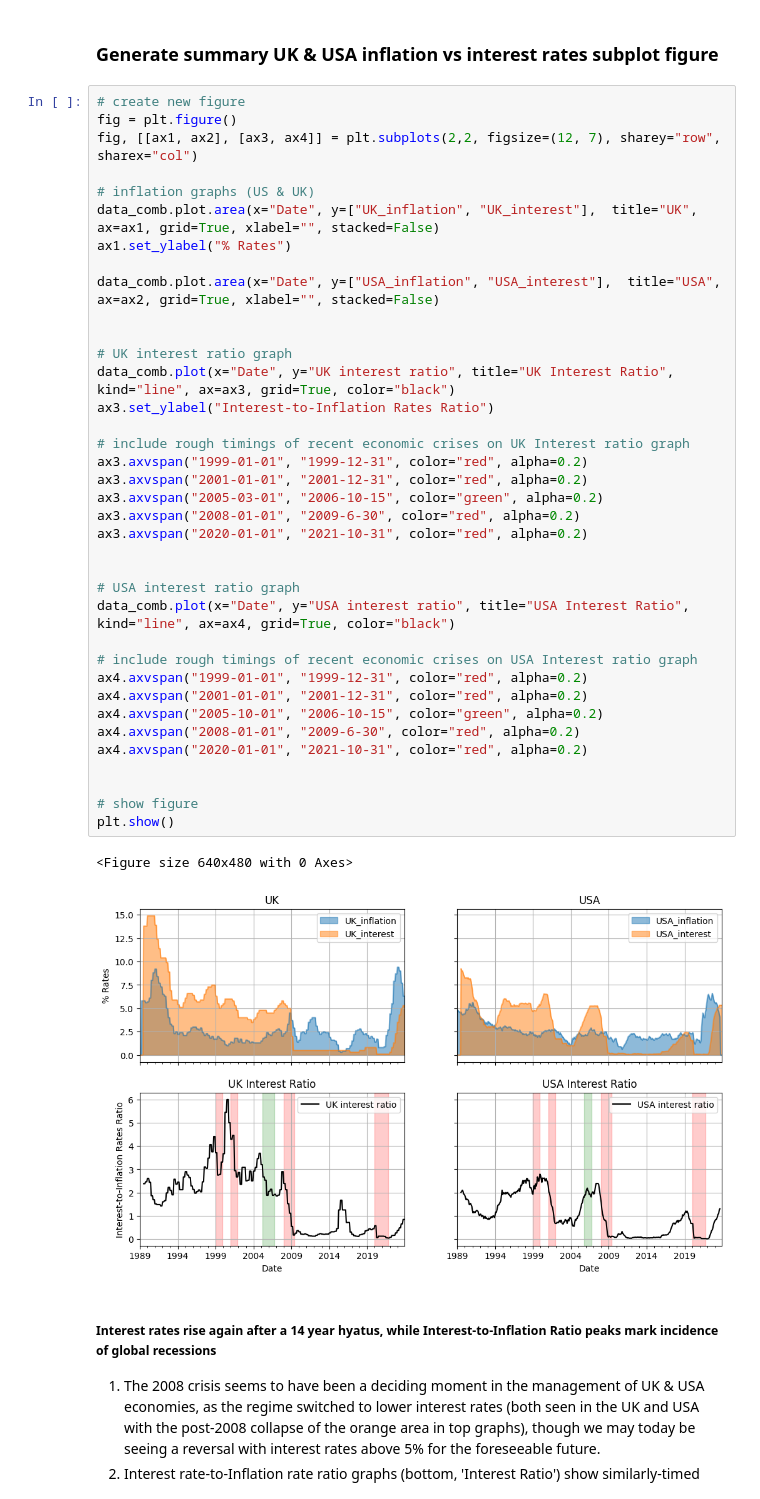
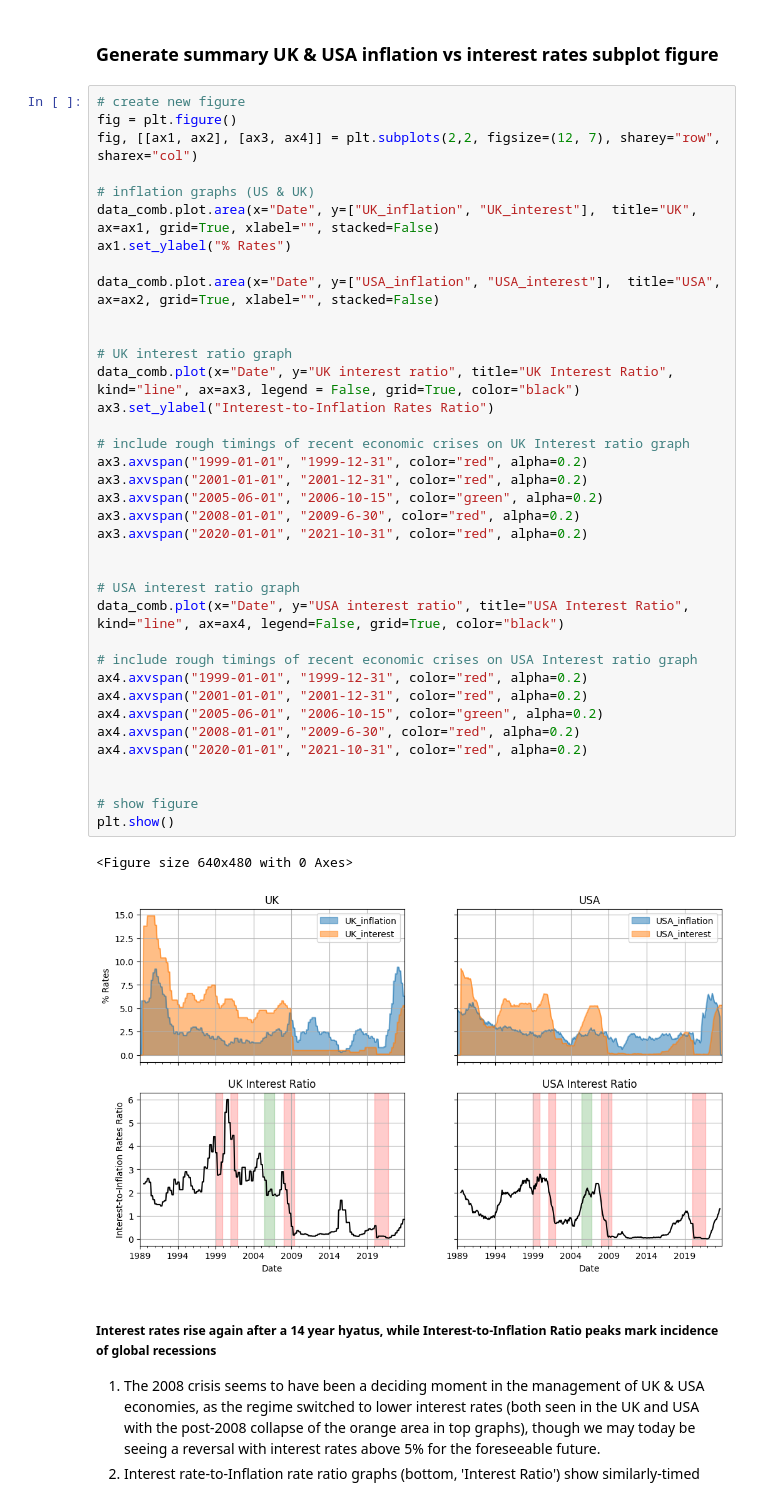
Before and after one commit to ScottsAnalysis/worldwide_inflation, a Jupyter notebook: UK vs USA inflation Analysis.ipynb, the cells around one changed output. Saved outputs shown, nothing was run; the diff lists cells and outputs as text.

Commit message:
Fixing graphs

```diff
--- a/UK vs USA inflation Analysis.ipynb
+++ b/UK vs USA inflation Analysis.ipynb
@@ -172,38 +172,38 @@ fig, [[ax1, ax2], [ax3, ax4]] = plt.subplots(2,2, figsize=(12, 7), sharey="row",
 # inflation graphs (US & UK)
 data_comb.plot.area(x="Date", y=["UK_inflation", "UK_interest"],  title="UK", ax=ax1, grid=True, xlabel="", stacked=False)
 ax1.set_ylabel("% Rates")
 
 data_comb.plot.area(x="Date", y=["USA_inflation", "USA_interest"],  title="USA", ax=ax2, grid=True, xlabel="", stacked=False)
 
 
 # UK interest ratio graph
-data_comb.plot(x="Date", y="UK interest ratio", title="UK Interest Ratio", kind="line", ax=ax3, grid=True, color="black")
+data_comb.plot(x="Date", y="UK interest ratio", title="UK Interest Ratio", kind="line", ax=ax3, legend = False, grid=True, color="black")
 ax3.set_ylabel("Interest-to-Inflation Rates Ratio")
 
 # include rough timings of recent economic crises on UK Interest ratio graph
 ax3.axvspan("1999-01-01", "1999-12-31", color="red", alpha=0.2)
 ax3.axvspan("2001-01-01", "2001-12-31", color="red", alpha=0.2)
-ax3.axvspan("2005-03-01", "2006-10-15", color="green", alpha=0.2)
+ax3.axvspan("2005-06-01", "2006-10-15", color="green", alpha=0.2)
 ax3.axvspan("2008-01-01", "2009-6-30", color="red", alpha=0.2)
 ax3.axvspan("2020-01-01", "2021-10-31", color="red", alpha=0.2)
 
 
 # USA interest ratio graph
-data_comb.plot(x="Date", y="USA interest ratio", title="USA Interest Ratio", kind="line", ax=ax4, grid=True, color="black")
+data_comb.plot(x="Date", y="USA interest ratio", title="USA Interest Ratio", kind="line", ax=ax4, legend=False, grid=True, color="black")
 
 # include rough timings of recent economic crises on USA Interest ratio graph
 ax4.axvspan("1999-01-01", "1999-12-31", color="red", alpha=0.2)
 ax4.axvspan("2001-01-01", "2001-12-31", color="red", alpha=0.2)
-ax4.axvspan("2005-10-01", "2006-10-15", color="green", alpha=0.2)
+ax4.axvspan("2005-06-01", "2006-10-15", color="green", alpha=0.2)
 ax4.axvspan("2008-01-01", "2009-6-30", color="red", alpha=0.2)
 ax4.axvspan("2020-01-01", "2021-10-31", color="red", alpha=0.2)
 
 
 # show figure
 plt.show()
 # %% [output]
 <Figure size 640x480 with 0 Axes>
-[figure, old version]
+[figure, new version]
 # %% [markdown]
 ##### Interest rates rise again after a 14 year hyatus, while Interest-to-Inflation Ratio peaks mark incidence of global recessions
 1. The 2008 crisis seems to have been a deciding moment in the management of UK & USA economies, as the regime switched to lower interest rates (both seen in the UK and USA with the post-2008 collapse of the orange area in top graphs), though we may today be seeing a reversal with interest rates above 5% for the foreseeable future.
```
Also changed, not shown: parts of 2 cells of this notebook.
